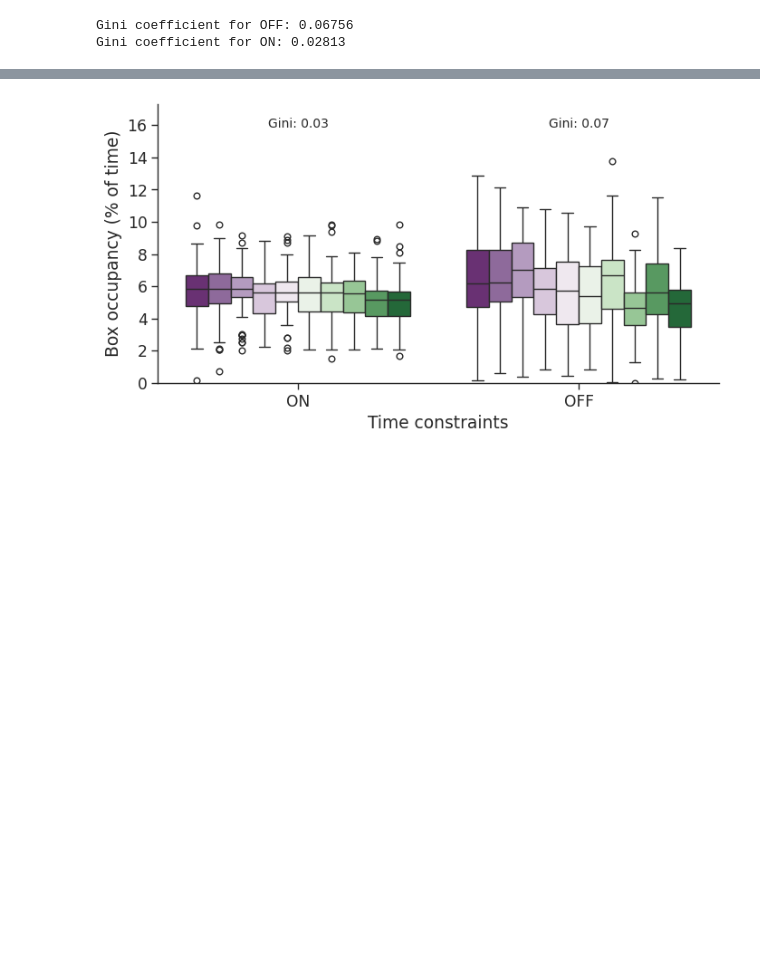
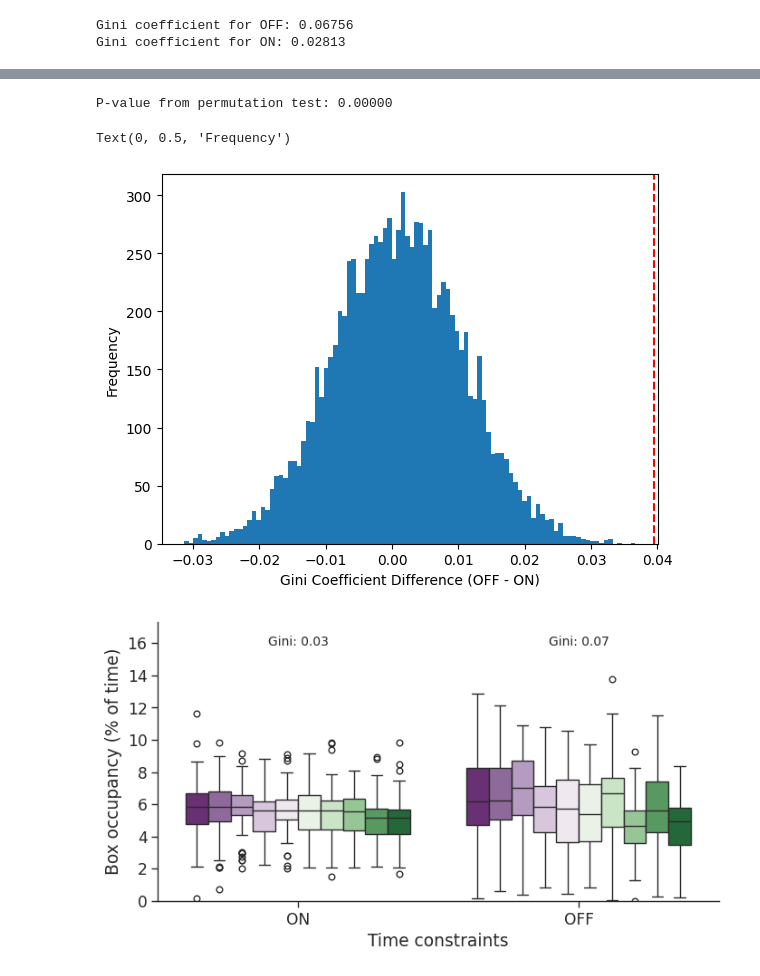
Before and after one commit to LearningCircuitsLab/behavior-analysis-notebooks, a Jupyter notebook: no_time_restraints_testing.ipynb, the cells around one changed output, grey strips where cells are left out. Cells and saved outputs as stored; diff of their text form; code cells hidden in the pictures; blank space fills up the shorter version.

```diff
--- a/no_time_restraints_testing.ipynb
+++ b/no_time_restraints_testing.ipynb
@@ -184,3 +251,35 @@ for i in range(n_permutations):
+# %%
+# resample the distributions ignoring the time limits to create a null distribution of Gini differences
+n_permutations = 10000
+gini_difs_null = []
+for i in range(n_permutations):
+    occ_df_gb_permuted = occ_df_gb.copy()
+    # shuffle the time_limit labels
+    occ_df_gb_permuted['time_limit'] = np.random.permutation(occ_df_gb_permuted['time_limit'].values)
+    odgp_gb = occ_df_gb_permuted.groupby(['time_limit', 'subject'])['duration'].mean().reset_index()
+    gini_permuted = {}
+    for tl in occ_df_gb_permuted['time_limit'].unique():
+        occ_values = np.sort(odgp_gb[odgp_gb['time_limit'] == tl]['duration'].values)
+        gini = get_gini(occ_values)
+        gini_permuted[tl] = gini
+    gini_dif = gini_permuted['OFF'] - gini_permuted['ON']
+    gini_difs_null.append(gini_dif)
+# %%
+# get the amount of times that the diff is higher than the observed difference
+actual_diff = gini_dict['OFF'] - gini_dict['ON']
+n_extreme = np.sum(np.array(gini_difs_null) >= actual_diff)
+p_value = n_extreme / n_permutations
+print(f"P-value from permutation test: {p_value:.5f}")
+# %% [output]
+P-value from permutation test: 0.00000
+# %%
+plt.hist(gini_difs_null, bins=100)
+plt.axvline(x=actual_diff, color='red', linestyle='--', label='Observed Difference')
+plt.xlabel("Gini Coefficient Difference (OFF - ON)")
+plt.ylabel("Frequency")
+# %% [output]
+Text(0, 0.5, 'Frequency')
+[figure, added]
 # %%
 sort_order = occ_df_gb[occ_df_gb.time_limit=="ON"].groupby('subject')['duration'].median().sort_values(ascending=False).index
 # specify a palette for the subjects that is good for categorical data
```
Also changed, not shown: parts of 8 cells of this notebook, 1 other file.
